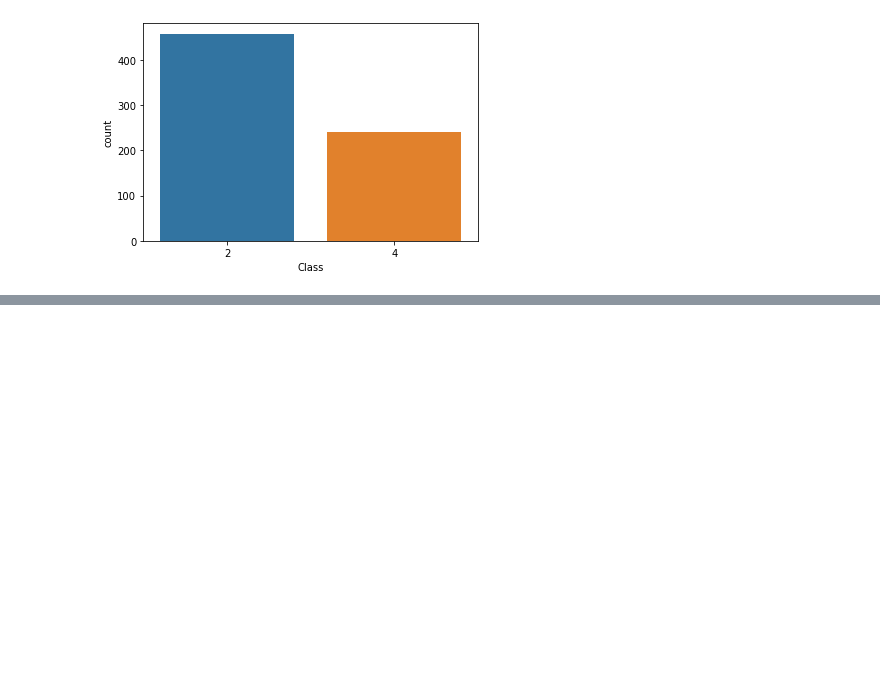
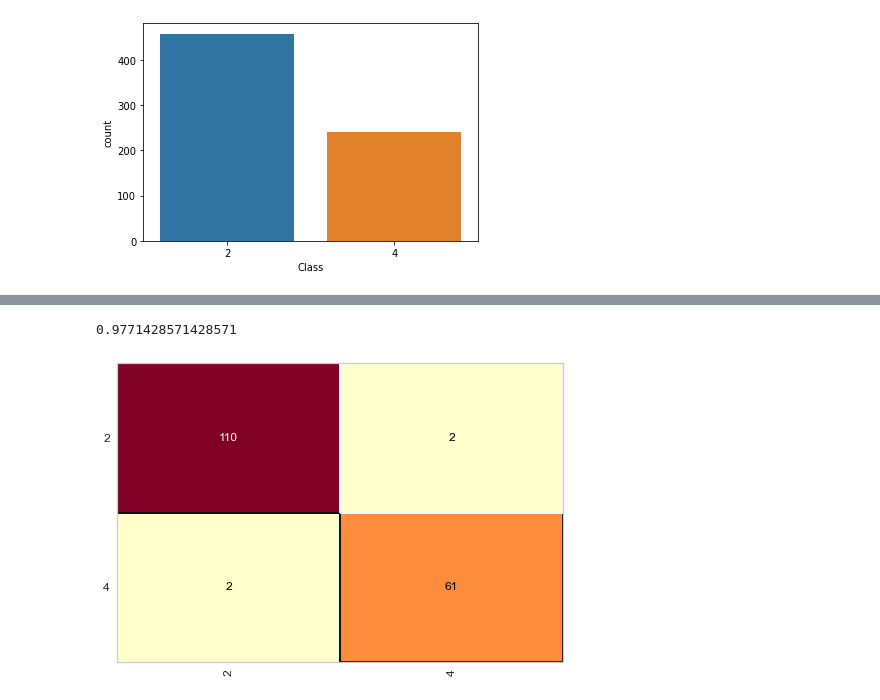
Before and after one commit to cantaruttim/Breast_Cancer_Wisconsin_Diagnostic, a Jupyter notebook: Untitled.ipynb, the cells around one changed output, grey strips where cells are left out. Cells and saved outputs as stored; diff of their text form; code cells hidden in the pictures; blank space fills up the shorter version.

```diff
--- a/Untitled.ipynb
+++ b/Untitled.ipynb
@@ -96,0 +318,13 @@ sns.countplot(dfC['Class']);
+# %%
+knn_bc = KNeighborsClassifier(n_neighbors= 5, metric='minkowski', p = 2)
+knn_bc.fit(X_treinamento, y_treinamento)
+
+previsoes = knn_bc.predict(X_teste)
+previsoes
+
+cm = ConfusionMatrix(knn_bc)
+cm.fit(X_treinamento, y_treinamento)
+cm.score(X_teste, y_teste)
+# %% [output]
+0.9771428571428571
+[figure, added]
```
Also changed, not shown: parts of 29 cells of this notebook.
